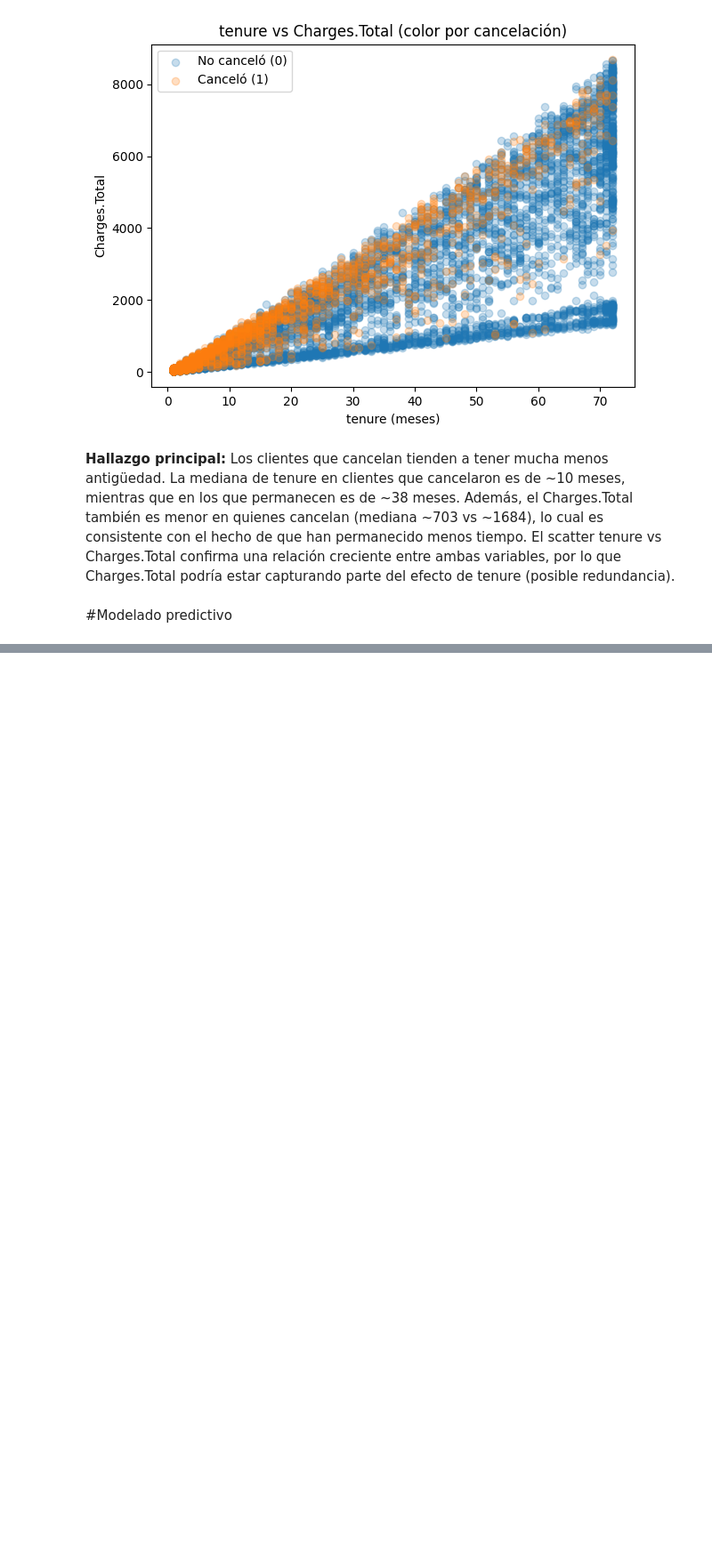
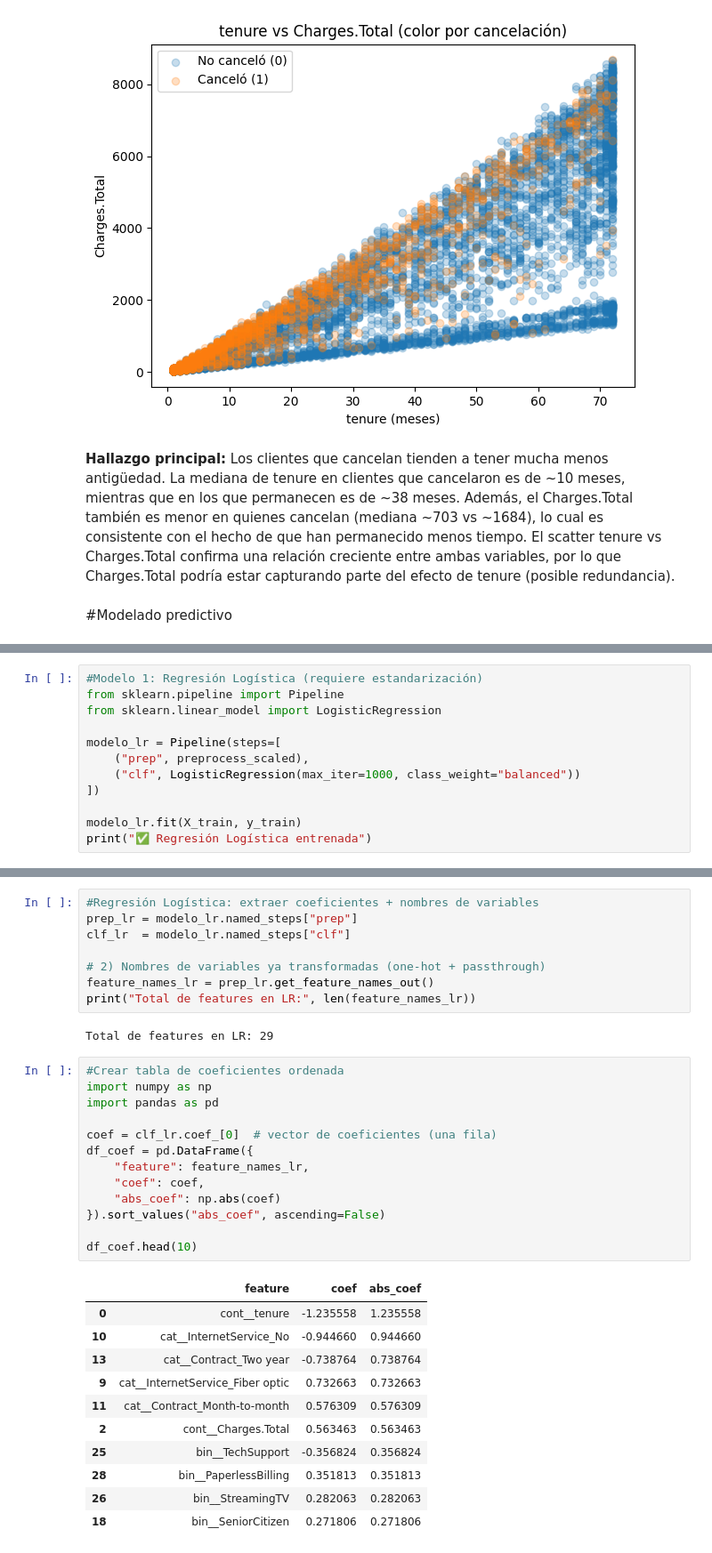
Before and after one commit to sergiotadeocmontoya-alt/challenge-telecomx-parte2-ml, a Jupyter notebook: TeleconXParte2_Sergio.ipynb, the cells around one changed output, grey strips where cells are left out. Shown at 89% size. Drawn from its saved outputs; the diff is of its cells as text; blank space fills up the shorter version.

```diff
--- a/TeleconXParte2_Sergio.ipynb
+++ b/TeleconXParte2_Sergio.ipynb
@@ -623,0 +724,12 @@ El scatter tenure vs Charges.Total confirma una relación creciente entre ambas
+# %%
+#Modelo 1: Regresión Logística (requiere estandarización)
+from sklearn.pipeline import Pipeline
+from sklearn.linear_model import LogisticRegression
+
+modelo_lr = Pipeline(steps=[
+    ("prep", preprocess_scaled),
+    ("clf", LogisticRegression(max_iter=1000, class_weight="balanced"))
+])
+
+modelo_lr.fit(X_train, y_train)
+print("✅ Regresión Logística entrenada")
@@ -623,0 +875,35 @@ El scatter tenure vs Charges.Total confirma una relación creciente entre ambas
+# %%
+#Regresión Logística: extraer coeficientes + nombres de variables
+prep_lr = modelo_lr.named_steps["prep"]
+clf_lr  = modelo_lr.named_steps["clf"]
+
+# 2) Nombres de variables ya transformadas (one-hot + passthrough)
+feature_names_lr = prep_lr.get_feature_names_out()
+print("Total de features en LR:", len(feature_names_lr))
+# %% [output]
+Total de features en LR: 29
+# %%
+#Crear tabla de coeficientes ordenada
+import numpy as np
+import pandas as pd
+
+coef = clf_lr.coef_[0]  # vector de coeficientes (una fila)
+df_coef = pd.DataFrame({
+    "feature": feature_names_lr,
+    "coef": coef,
+    "abs_coef": np.abs(coef)
+}).sort_values("abs_coef", ascending=False)
+
+df_coef.head(10)
+# %% [output]
+|  | feature | coef | abs_coef |
+| 0 | cont__tenure | -1.235558 | 1.235558 |
+| 10 | cat__InternetService_No | -0.944660 | 0.944660 |
+| 13 | cat__Contract_Two year | -0.738764 | 0.738764 |
+| 9 | cat__InternetService_Fiber optic | 0.732663 | 0.732663 |
+| 11 | cat__Contract_Month-to-month | 0.576309 | 0.576309 |
+| 2 | cont__Charges.Total | 0.563463 | 0.563463 |
+| 25 | bin__TechSupport | -0.356824 | 0.356824 |
+| 28 | bin__PaperlessBilling | 0.351813 | 0.351813 |
+| 26 | bin__StreamingTV | 0.282063 | 0.282063 |
+| 18 | bin__SeniorCitizen | 0.271806 | 0.271806 |
```
Also changed, not shown: parts of 25 cells of this notebook.
